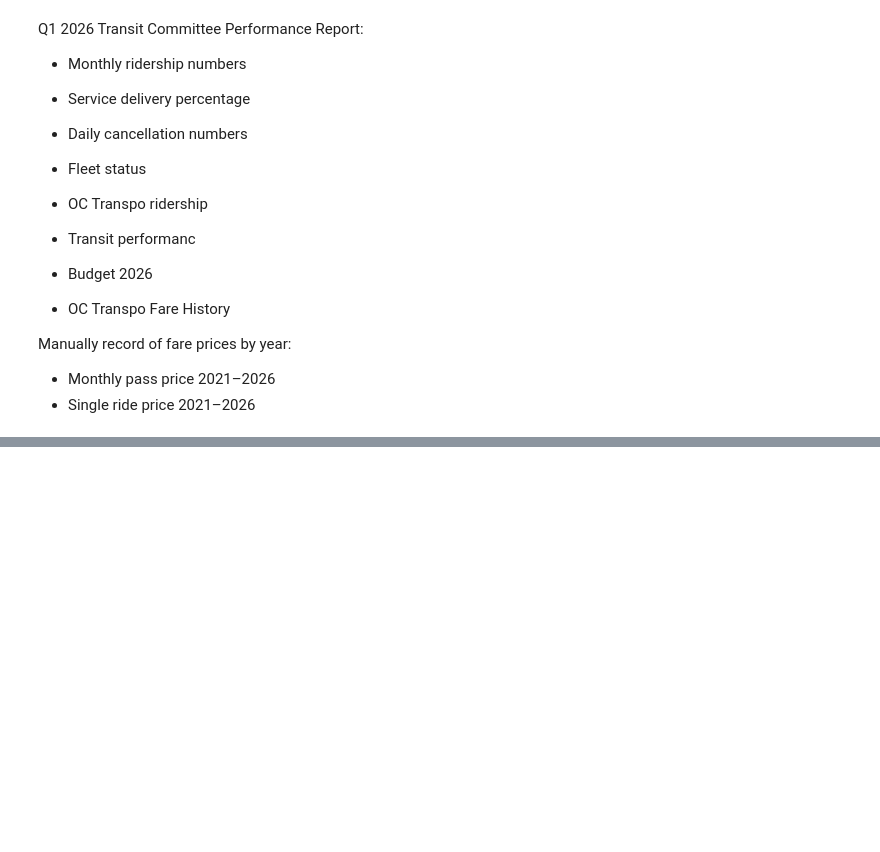
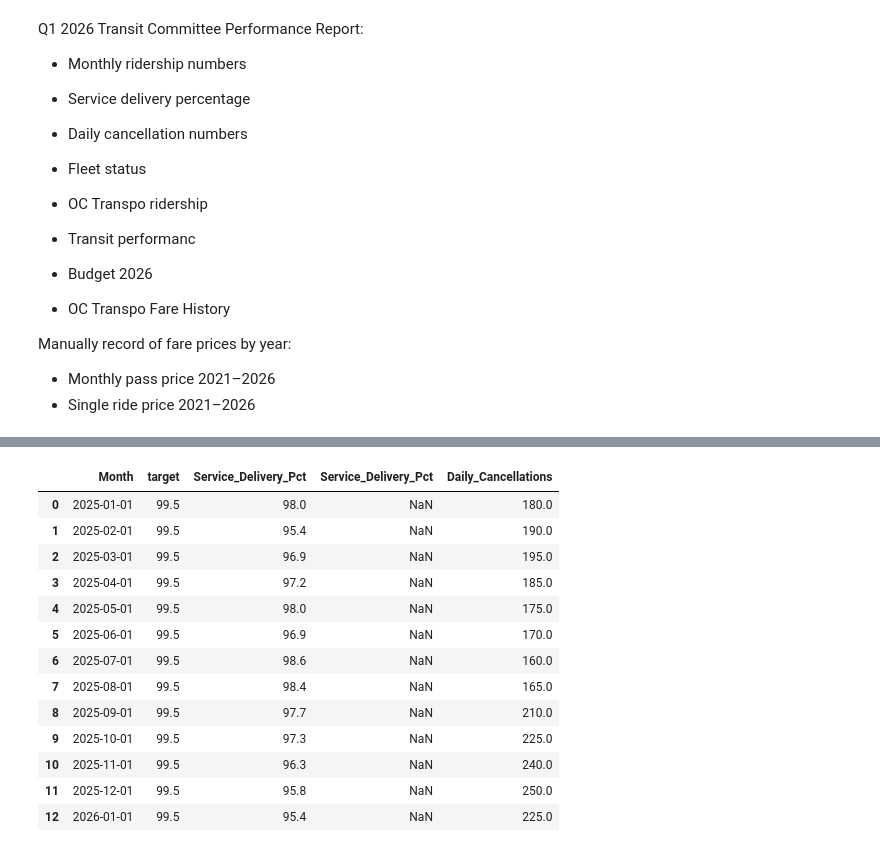
Before and after one commit to ledidk/octranspo_analysis, a Jupyter notebook: notebooks/analysis.ipynb, the cells around one changed output, grey strips where cells are left out. Saved outputs shown, nothing was run; the diff lists cells and outputs as text; code cells hidden in the pictures; blank space fills up the shorter version.

```diff
--- a/notebooks/analysis.ipynb
+++ b/notebooks/analysis.ipynb
@@ -61,3 +151,46 @@ df_ridership.head(13)
 # %%
-print("service_sheet:", sheet_names[6])
+# SERVICE DELIVERY DATA (Source: OC Transpo Q1 2026 Performance Reports & open.ottawa.ca)
+
+df_service = df_service.loc[:, ~df_service.columns.duplicated()].copy()
+# Defining the missing verified data for February 2026
+
+# Adding verified Feb 26 row (95.2% service reported in latest updates)
+feb_row = pd.DataFrame({
+    'month': ['Feb 26'],
+    'target': [99.5],
+    'bus_service_delivery': [95.2]
+})
+df_service = pd.concat([df_service, feb_row], ignore_index=True)
+
+# Adding manual Daily_Cancellations column
+# Note: These values reflect the escalation due to fleet aging in late 2025
+cancellation_values = [
+    180, 190, 195, 185, 175, 170,  # Jan-Jun 25
+    160, 165, 210, 225, 240, 250,  # Jul-Dec 25
+    225, 255, # Jan-Feb 26 (proactive cancellations increased to 255 daily in early 2026)
+]
+df_service['Daily_Cancellations'] = pd.Series(cancellation_values)
+
+# Convert Month and Clean Columns
+df_service['Month'] = pd.to_datetime(df_service['month'], format='%b %y')
+df_service = df_service.rename(columns={'bus_service_delivery': 'Service_Delivery_Pct'})
+
+# columns to analyze
+df_service = df_service[['Month', 'target', 'Service_Delivery_Pct', 'Daily_Cancellations']]
+
 df_service.head(13)
+# %% [output]
+|  | Month | target | Service_Delivery_Pct | Service_Delivery_Pct | Daily_Cancellations |
+| 0 | 2025-01-01 | 99.5 | 98.0 | NaN | 180.0 |
+| 1 | 2025-02-01 | 99.5 | 95.4 | NaN | 190.0 |
+| 2 | 2025-03-01 | 99.5 | 96.9 | NaN | 195.0 |
+| 3 | 2025-04-01 | 99.5 | 97.2 | NaN | 185.0 |
+| 4 | 2025-05-01 | 99.5 | 98.0 | NaN | 175.0 |
+| 5 | 2025-06-01 | 99.5 | 96.9 | NaN | 170.0 |
+| 6 | 2025-07-01 | 99.5 | 98.6 | NaN | 160.0 |
+| 7 | 2025-08-01 | 99.5 | 98.4 | NaN | 165.0 |
+| 8 | 2025-09-01 | 99.5 | 97.7 | NaN | 210.0 |
+| 9 | 2025-10-01 | 99.5 | 97.3 | NaN | 225.0 |
+| 10 | 2025-11-01 | 99.5 | 96.3 | NaN | 240.0 |
+| 11 | 2025-12-01 | 99.5 | 95.8 | NaN | 250.0 |
+| 12 | 2026-01-01 | 99.5 | 95.4 | NaN | 225.0 |
```
Also changed, not shown: parts of 11 cells of this notebook.
